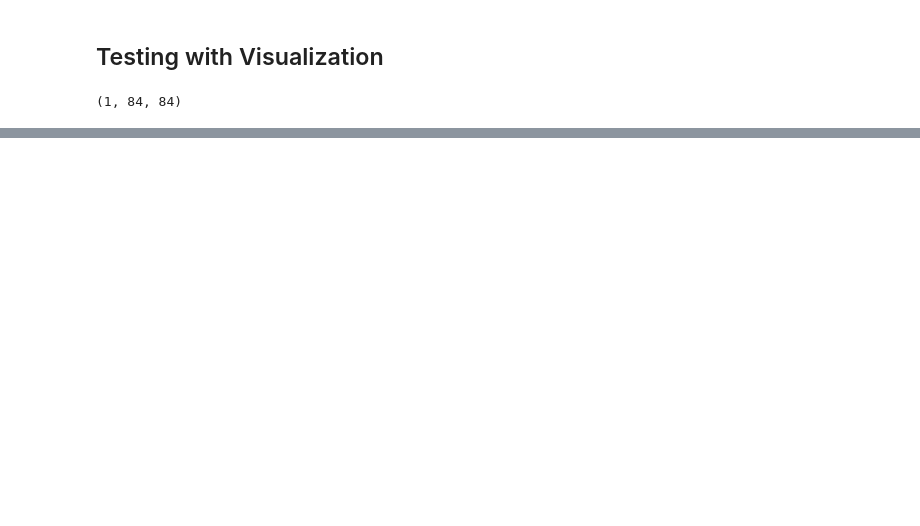
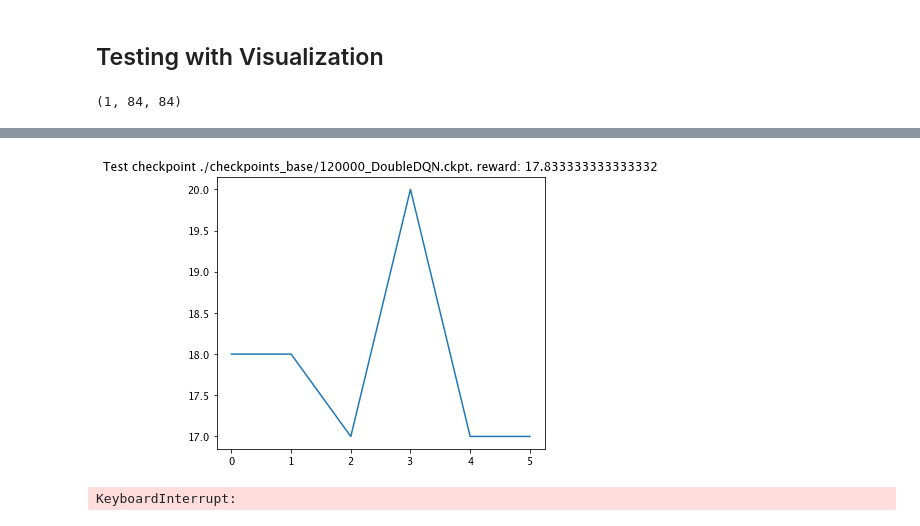
Before and after one commit to NithinTangellamudi/filter-ddqn, a Jupyter notebook: DDQN-Testing.ipynb, the cells around one changed output, grey strips where cells are left out. Saved outputs shown, nothing was run; the diff lists cells and outputs as text; code cells hidden in the pictures; blank space fills up the shorter version.

Commit message:
test it out

```diff
--- a/DDQN-Testing.ipynb
+++ b/DDQN-Testing.ipynb
@@ -15,8 +15,8 @@ import torch.nn.functional as F
 device = torch.device('cuda' if torch.cuda.is_available() else 'cpu')
 # %%
 
-ckpt_dir = './checkpoints_guassian'
-recent_checkpoint = ckpt_dir + '820000_DoubleDQN.ckp'
+ckpt_dir = './checkpoints_base'
+recent_checkpoint = ckpt_dir + '/' +'840000_DoubleDQN.ckpt'
 ckpt_names = []
 files = os.listdir(ckpt_dir)
 files.sort()
@@ -26,5 +26,6 @@ for foo in files:
     file_with_ext.append(ckpt_dir + '/' + foo)
 
 ckpt_names = sorted(file_with_ext,key=os.path.getctime)
+ckpt_names.pop
 ckpt_names
 # %% [output]
@@ -219,0 +242,15 @@ RuntimeError: Attempting to deserialize object on a CUDA device but torch.cuda.i
+# %%
+rewards = []
+for frame in range(10000):
+    # Load the Model
+    current_model = CnnDQN(env.observation_space.shape, env.action_space.n).to(device)
+    current_model.load_state_dict(torch.load(recent_checkpoint))
+
+    # run the loaded model, save the output
+    r = test(current_model)
+
+    rewards.append(r)
+    plot_test(recent_checkpoint, rewards)
+# %% [output]
+[figure, added]
+KeyboardInterrupt:
```
Also changed, not shown: parts of 4 cells of this notebook, 13 other files.
